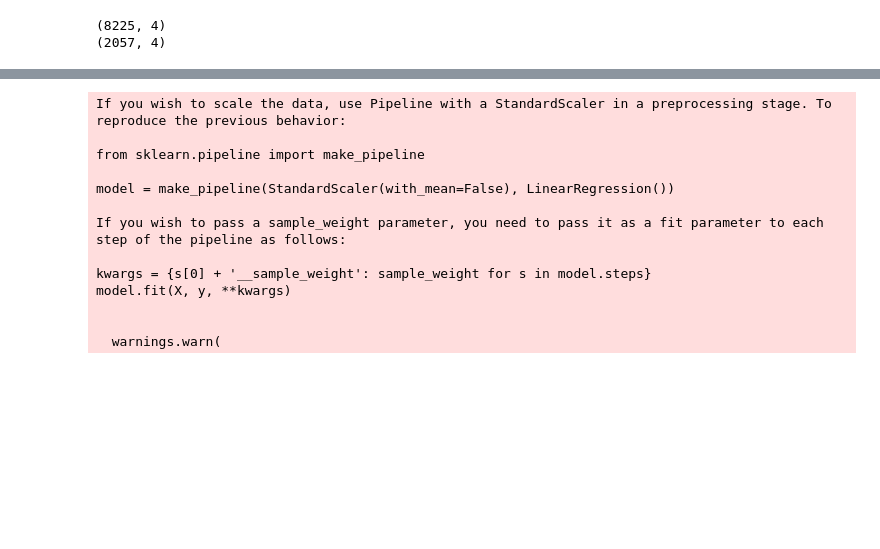
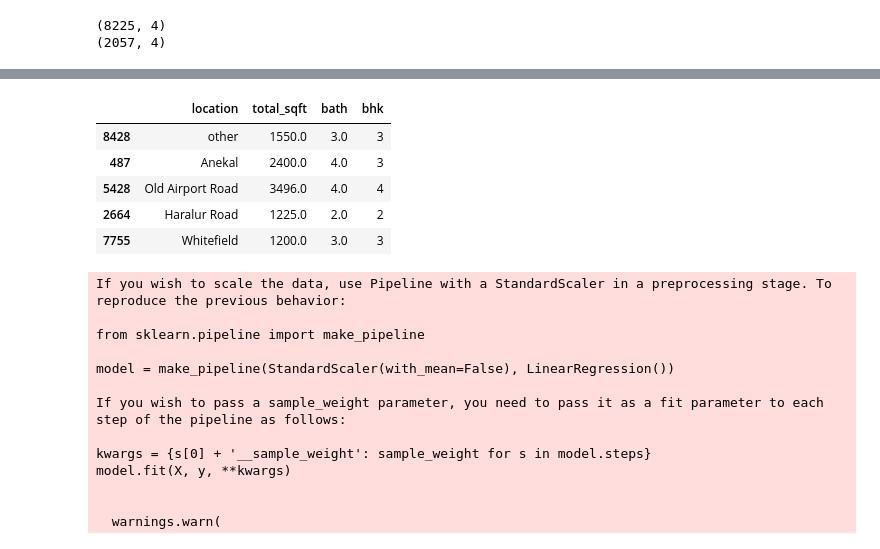
Before and after one commit to thobs-10/Machine-Learning-Project-12---Bangalore-House-Prediction, a Jupyter notebook: notebooks/house_prediction.ipynb, the cells around one changed output, grey strips where cells are left out. Drawn from its saved outputs; the diff is of its cells as text; code cells hidden in the pictures; blank space fills up the shorter version.

```diff
--- a/notebooks/house_prediction.ipynb
+++ b/notebooks/house_prediction.ipynb
@@ -1146,3 +1166,12 @@ print(X_test.shape)
+# %%
+X_test.head()
+# %% [output]
+|  | location | total_sqft | bath | bhk |
+| 8428 | other | 1550.0 | 3.0 | 3 |
+| 487 | Anekal | 2400.0 | 4.0 | 3 |
+| 5428 | Old Airport Road | 3496.0 | 4.0 | 4 |
+| 2664 | Haralur Road | 1225.0 | 2.0 | 2 |
+| 7755 | Whitefield | 1200.0 | 3.0 | 3 |
 # %%
 # linear reg
 # %%
```
Also changed, not shown: parts of 2 cells of this notebook, 2 other files.
